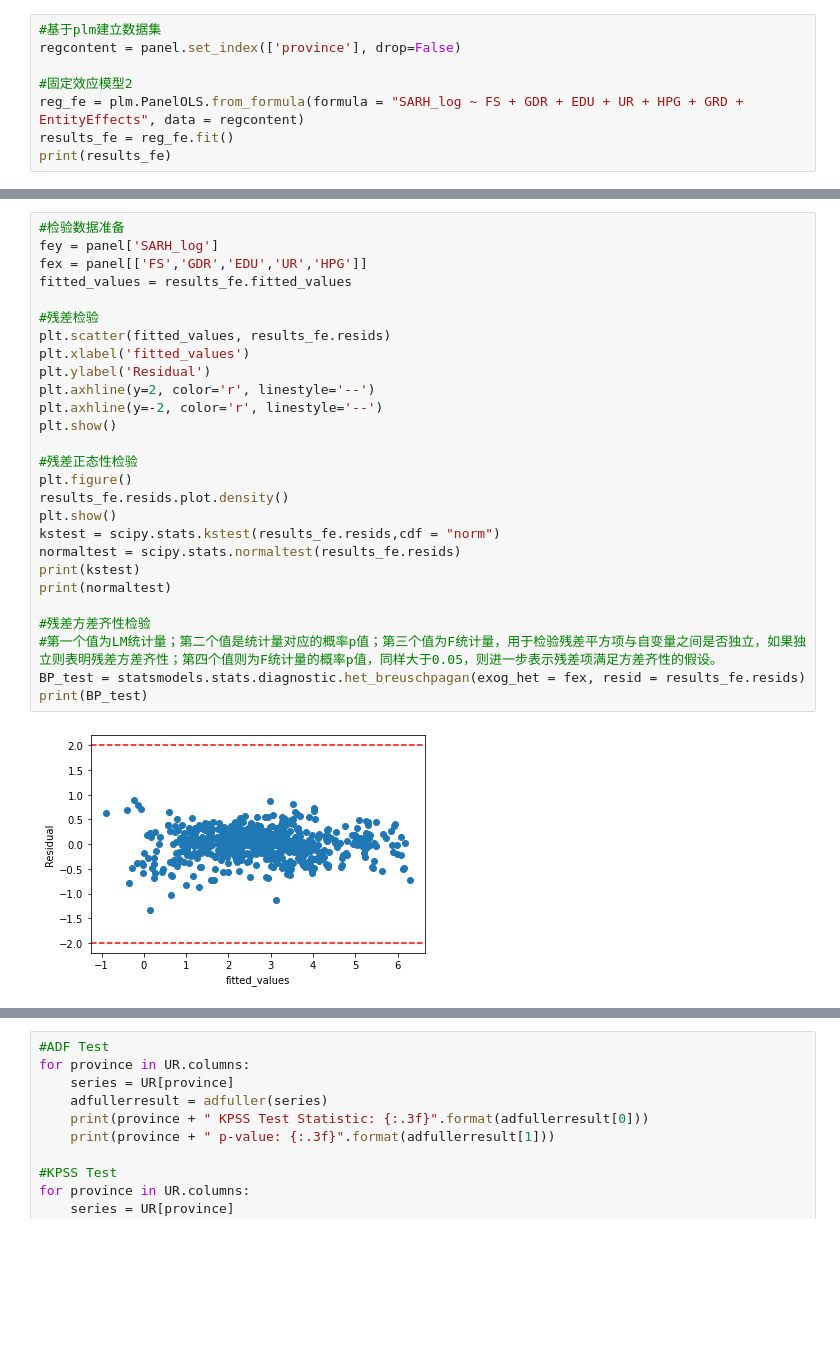
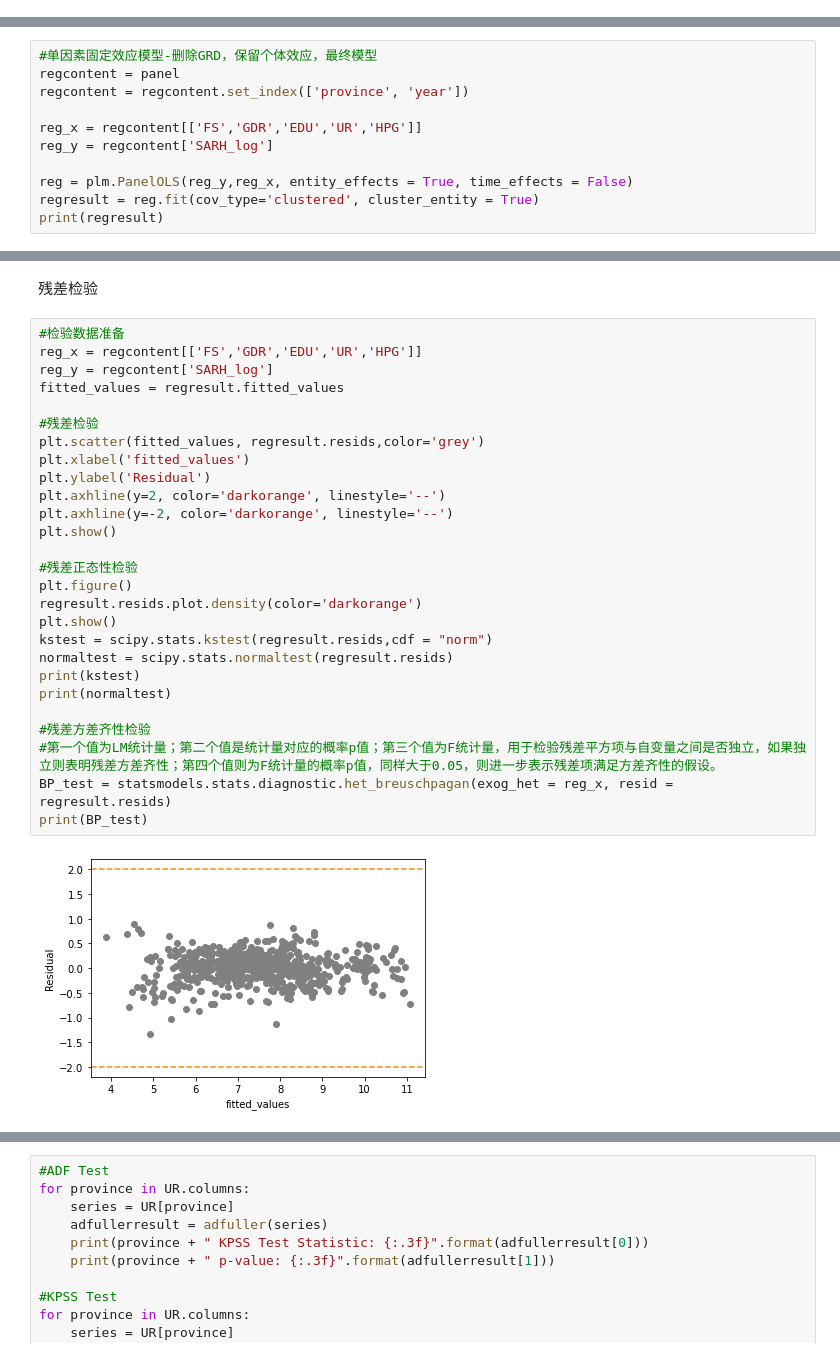
Before and after one commit to XianlaiYin/CASA0007, a Jupyter notebook: Individual/province.ipynb, the cells around one changed output, grey strips where cells are left out. Saved outputs shown, nothing was run; the diff lists cells and outputs as text; blank space fills up the shorter version.

```diff
--- a/Individual/province.ipynb
+++ b/Individual/province.ipynb
@@ -213,8 +255,0 @@ province Var  1.830    1.578
-# %%
-#基于plm建立数据集
-regcontent = panel.set_index(['province'], drop=False)
-
-#固定效应模型2
-reg_fe = plm.PanelOLS.from_formula(formula = "SARH_log ~ FS + GDR + EDU + UR + HPG + GRD + EntityEffects", data = regcontent)
-results_fe = reg_fe.fit()
-print(results_fe)
@@ -299,0 +292,11 @@ Included effects: Entity
+# %%
+#单因素固定效应模型-删除GRD，保留个体效应，最终模型
+regcontent = panel
+regcontent = regcontent.set_index(['province', 'year'])
+
+reg_x = regcontent[['FS','GDR','EDU','UR','HPG']]
+reg_y = regcontent['SARH_log']
+
+reg = plm.PanelOLS(reg_y,reg_x, entity_effects = True, time_effects = False)
+regresult = reg.fit(cov_type='clustered', cluster_entity = True)
+print(regresult)
@@ -300,29 +321,31 @@ Included effects: Entity
+# %% [markdown]
+残差检验
 # %%
 #检验数据准备
-fey = panel['SARH_log']
-fex = panel[['FS','GDR','EDU','UR','HPG']]
-fitted_values = results_fe.fitted_values
+reg_x = regcontent[['FS','GDR','EDU','UR','HPG']]
+reg_y = regcontent['SARH_log']
+fitted_values = regresult.fitted_values
 
 #残差检验
-plt.scatter(fitted_values, results_fe.resids)
+plt.scatter(fitted_values, regresult.resids,color='grey')
 plt.xlabel('fitted_values')
 plt.ylabel('Residual')
-plt.axhline(y=2, color='r', linestyle='--')
-plt.axhline(y=-2, color='r', linestyle='--')
+plt.axhline(y=2, color='darkorange', linestyle='--')
+plt.axhline(y=-2, color='darkorange', linestyle='--')
 plt.show()
 
 #残差正态性检验
 plt.figure()
-results_fe.resids.plot.density()
+regresult.resids.plot.density(color='darkorange')
 plt.show()
-kstest = scipy.stats.kstest(results_fe.resids,cdf = "norm")
-normaltest = scipy.stats.normaltest(results_fe.resids)
+kstest = scipy.stats.kstest(regresult.resids,cdf = "norm")
+normaltest = scipy.stats.normaltest(regresult.resids)
 print(kstest)
 print(normaltest)
 
 #残差方差齐性检验
 #第一个值为LM统计量；第二个值是统计量对应的概率p值；第三个值为F统计量，用于检验残差平方项与自变量之间是否独立，如果独立则表明残差方差齐性；第四个值则为F统计量的概率p值，同样大于0.05，则进一步表示残差项满足方差齐性的假设。
-BP_test = statsmodels.stats.diagnostic.het_breuschpagan(exog_het = fex, resid = results_fe.resids)
+BP_test = statsmodels.stats.diagnostic.het_breuschpagan(exog_het = reg_x, resid = regresult.resids)
 print(BP_test)
 # %% [output]
-[figure, old version]
+[figure, new version]
```
Also changed, not shown: parts of 39 cells of this notebook.
